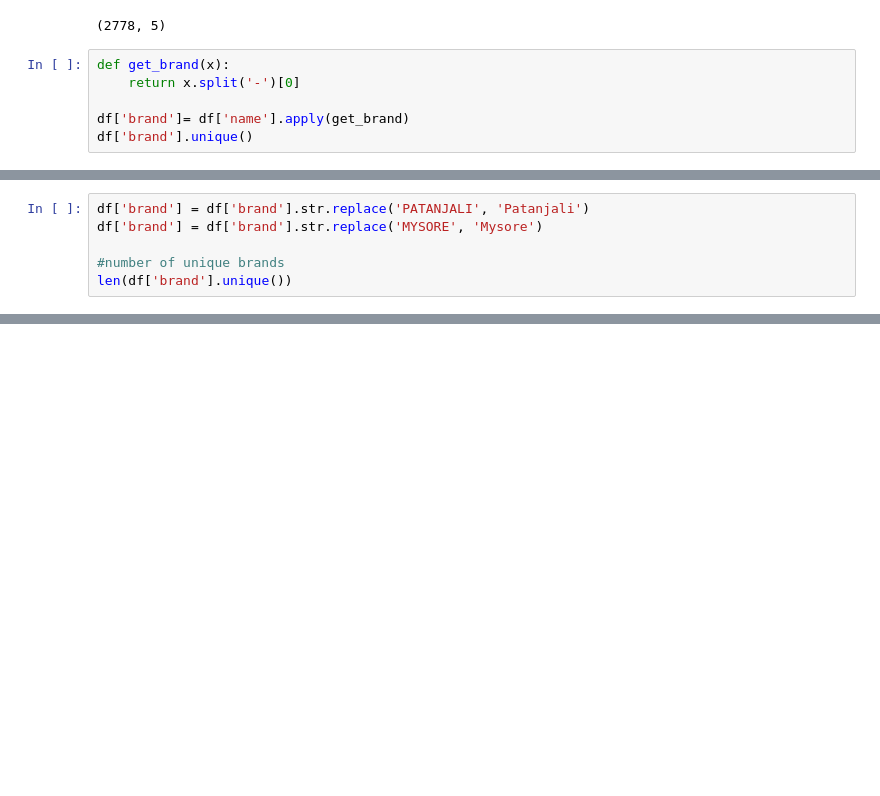
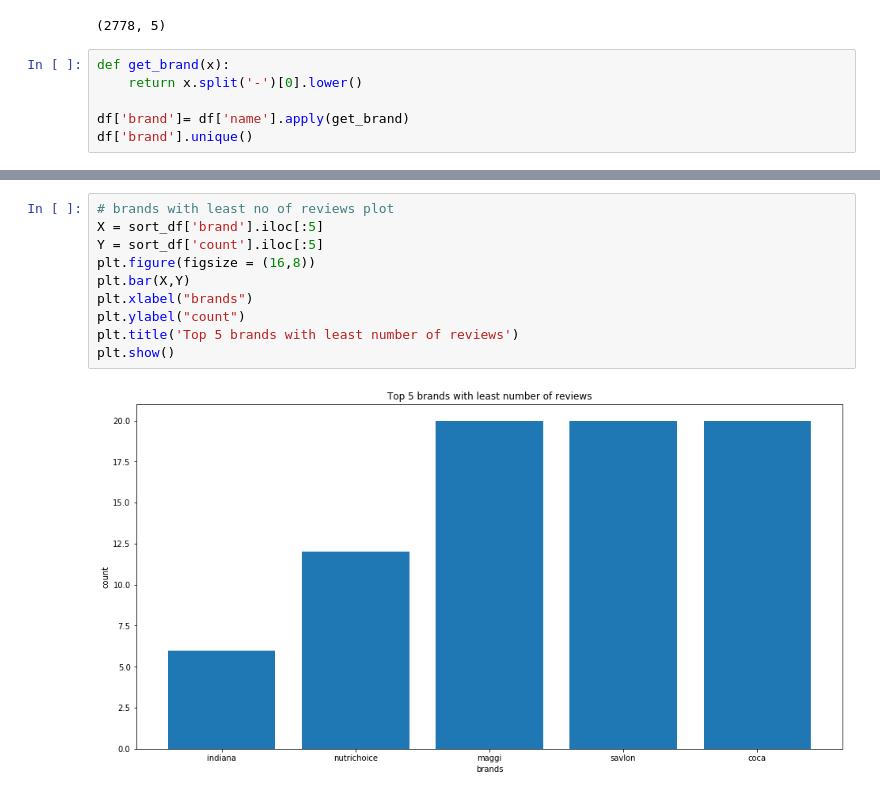
Before and after one commit to AbhinavKoul/DataScienceLab-7th-Sem, a Jupyter notebook: Finals Lab/6 - DataAnalytics.ipynb, the cells around one changed output, grey strips where cells are left out. Saved outputs shown, nothing was run; the diff lists cells and outputs as text; blank space fills up the shorter version.

```diff
--- a/Finals Lab/6 - DataAnalytics.ipynb
+++ b/Finals Lab/6 - DataAnalytics.ipynb
@@ -44,7 +25,7 @@ df.shape
 (2778, 5)
 # %%
 def get_brand(x):
-    return x.split('-')[0]
+    return x.split('-')[0].lower()
 
 df['brand']= df['name'].apply(get_brand)
 df['brand'].unique()
@@ -57,6 +37,0 @@ array(['Mamaearth', 'Godrej', 'Titan', 'Maaza', 'Paper', 'Indiana',
-# %%
-df['brand'] = df['brand'].str.replace('PATANJALI', 'Patanjali')
-df['brand'] = df['brand'].str.replace('MYSORE', 'Mysore')
-
-#number of unique brands
-len(df['brand'].unique())
@@ -75,0 +61,12 @@ NameError: name 'px' is not defined
+# %%
+# brands with least no of reviews plot
+X = sort_df['brand'].iloc[:5]
+Y = sort_df['count'].iloc[:5]
+plt.figure(figsize = (16,8))
+plt.bar(X,Y)
+plt.xlabel("brands")
+plt.ylabel("count")
+plt.title('Top 5 brands with least number of reviews')
+plt.show()
+# %% [output]
+[figure, added]
```
Also changed, not shown: parts of 7 cells of this notebook, 2 other files.
